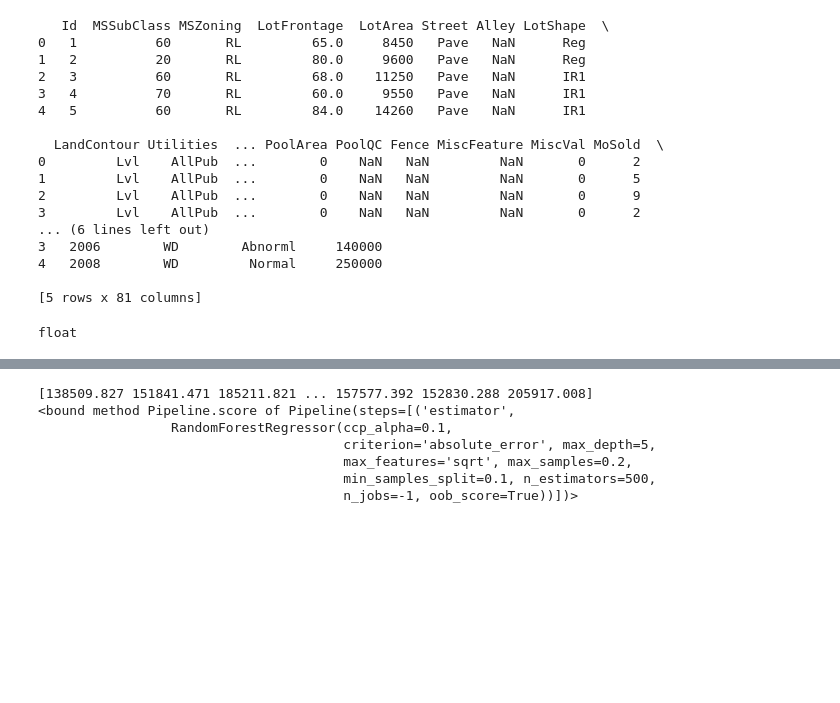
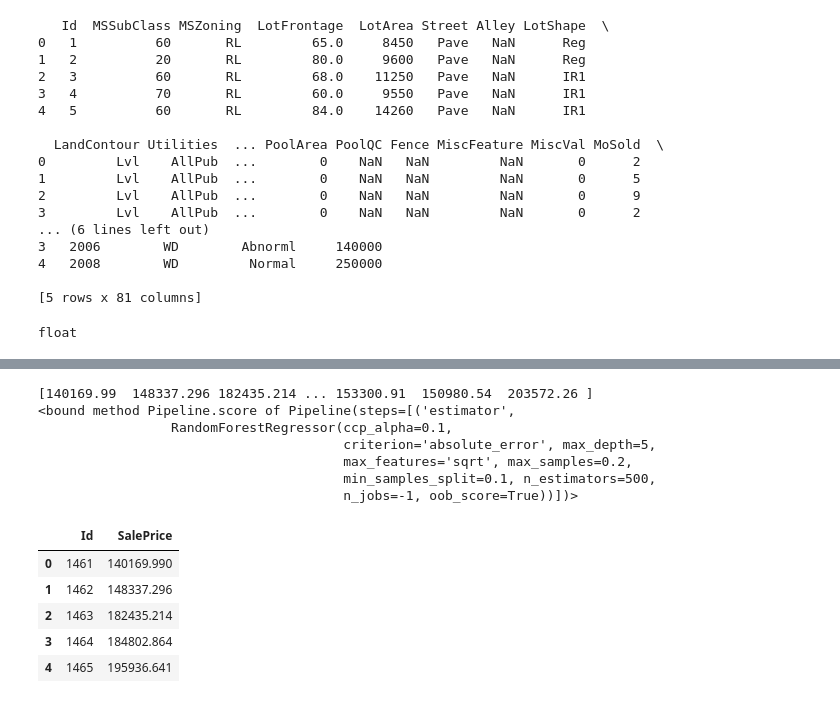
Before and after one commit to Kacper-W-Kozdon/kaggle-houses-pricing, a Jupyter notebook: notebook0706d609ae.ipynb, the cells around one changed output, grey strips where cells are left out. Cells and saved outputs as stored; diff of their text form; code cells hidden in the pictures; blank space fills up the shorter version.

```diff
--- a/notebook0706d609ae.ipynb
+++ b/notebook0706d609ae.ipynb
@@ -229,33 +229,46 @@ class TreeClassifier():
                 pipe = Pipeline([("pca", PCA()), ("fs", SelectFromModel(self.classifierFS, prefit = False, max_features = self.max_features)), ("estimator", tree.DecisionTreeClassifier())])
                 pipe.fit(Xpipe, Y)
                 self.pipeline = pipe
             else:
                 #pipe = Pipeline([("pca", PCA()), ("fs", SelectFromModel(self.classifierFS, prefit = False, max_features = self.max_features)), ("estimator", RandomForestClassifier(max_depth=6, n_jobs = -1))])
                 pipe = Pipeline([("estimator", RandomForestRegressor(n_estimators = 500, ccp_alpha = 0.1, min_samples_split = 0.1, max_depth = 5, max_samples = 0.2, oob_score = True, max_features = "sqrt", n_jobs = -1, criterion = "absolute_error"))])
                 pipe.fit(Xpipe, Y)
                 self.pipeline = pipe
         else:
             pipe = self.pipeline
             self.predictions = pipe.predict(Xpipe)
             print(self.predictions)
         return self
 
 XTrain, YTrain = data_prep(train, trainDict, replace = 1)
 XTest = data_prep(test, trainDict, test = 1, replace = 1)
 Tree = TreeClassifier()
 #Tree.train(XTrain, YTrain)
 #Tree.plt()
 #Tree.pred(XTest, YTrain)
 Tree.pipe(XTrain, YTrain, forest = 1)
 Tree.pipe(XTest, train = 0, forest = 1)
 print(Tree.pipeline.score)
+test_file_path = "../input/house-prices-advanced-regression-techniques/test.csv"
+test_data = pd.read_csv(test_file_path)
+ids = test_data.pop('Id')
+preds = Tree.predictions
+output = pd.DataFrame({'Id': ids,
+                       'SalePrice': preds.squeeze()})
+output.head()
 # %% [output]
-[138509.827 151841.471 185211.821 ... 157577.392 152830.288 205917.008]
+[140169.99  148337.296 182435.214 ... 153300.91  150980.54  203572.26 ]
 <bound method Pipeline.score of Pipeline(steps=[('estimator',
                  RandomForestRegressor(ccp_alpha=0.1,
                                        criterion='absolute_error', max_depth=5,
                                        max_features='sqrt', max_samples=0.2,
                                        min_samples_split=0.1, n_estimators=500,
                                        n_jobs=-1, oob_score=True))])>
+|  | Id | SalePrice |
+| 0 | 1461 | 140169.990 |
+| 1 | 1462 | 148337.296 |
+| 2 | 1463 | 182435.214 |
+| 3 | 1464 | 184802.864 |
+| 4 | 1465 | 195936.641 |
 # %%
 # To rewrite: try to put everything into a pipeline: https://scikit-learn.org/stable/modules/feature_selection.html#feature-selection
```
Also changed, not shown: parts of 4 cells of this notebook.
